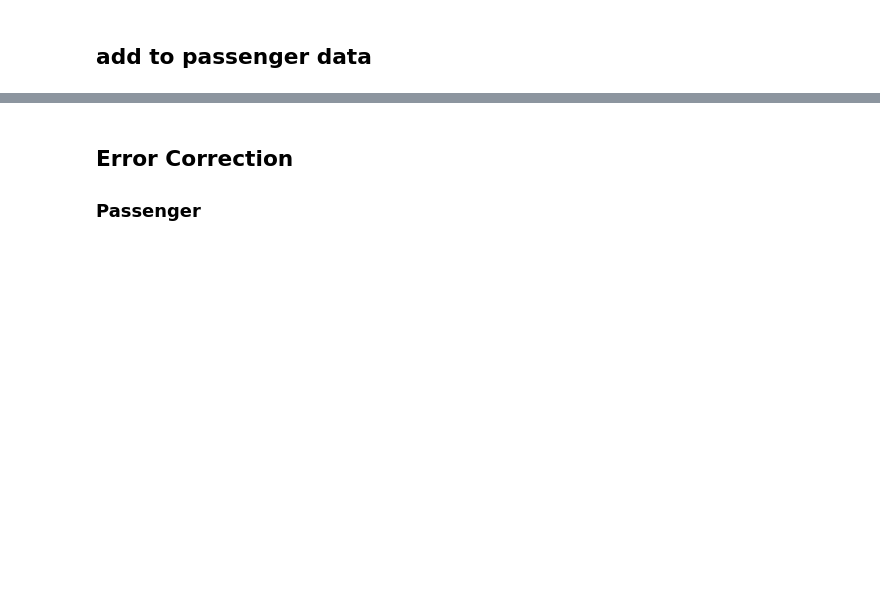
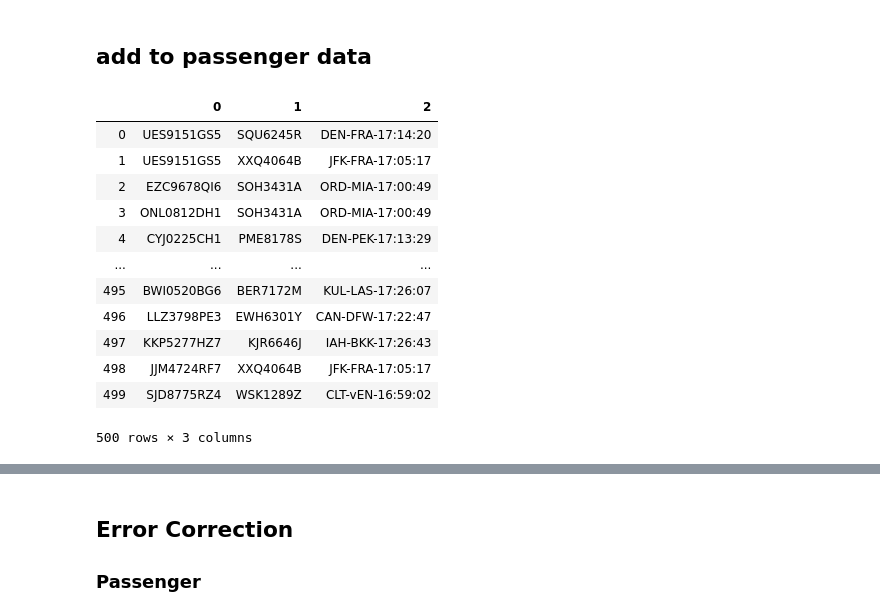
Before and after one commit to bloomfield-analysis/jk800839, a Jupyter notebook: CSMCC16 Flight Assignment JK800839.ipynb, the cells around one changed output, grey strips where cells are left out. Saved outputs shown, nothing was run; the diff lists cells and outputs as text; code cells hidden in the pictures; blank space fills up the shorter version.

```diff
--- a/CSMCC16 Flight Assignment JK800839.ipynb
+++ b/CSMCC16 Flight Assignment JK800839.ipynb
@@ -201 +217,11 @@ flight_only_data = flight_only_data.merge(pass_per_flight, how='inner', on=['Fli
+# %%
+# Remove duplicate routes with lowest number of passenger ids
+flights_merge=flights_merge.sort_values(by=['Route','Passenger_id']
+                             , ascending=[True,False]
+                             , na_position='first')
+flights_merge=flights_merge[flights_merge['Route'].duplicated()== False]
+# remove column of counts
+flights_merge=flights_merge.drop(labels='Passenger_id', axis=1)
+# flights_merge = flights_merge[flights_merge.columns[:-1]]
+flights_merge
 # %%
@@ -220,4 +235,41 @@ len(flight_only_deduped)
 # %%
 #Select data required
 pass_data_slim = pass_data[['Passenger_id','Flight_id','Route']]
-flight_id_route = flight_only_deduped[['Route','Flight_id']]
+flight_id_route = flights_merge[['Flight_id','Route']]
+# %%
+# flights_merge =
+results = []
+for ind in pass_data_slim['Flight_id'].index:
+    #if the flight id is correct...
+    if (pass_data['Flight_id'][ind] in flight_id_route['Flight_id'].to_list()) == True:
+        # take the data from passenger data
+        results.append([pass_data_slim['Passenger_id'][ind]
+                        ,pass_data_slim['Flight_id'][ind]
+                        ,pass_data_slim['Route'][ind]])
+    #if the flight id is not correct...
+    else:
+        true_route = (pass_data['Route'][ind])
+        #  look up the route in the correct table
+        row = flight_id_route[flight_id_route['Route'] == true_route].index[0]
+        # give me the passenger id, the route id and the correct flight id
+        results.append([pass_data_slim['Passenger_id'][ind]
+                        , flight_id_route['Flight_id'][row]
+                        , flight_id_route['Route'][row]])
+results= pd.DataFrame(results)
+# %%
+results
+# flights_merge
+# %% [output]
+|  | 0 | 1 | 2 |
+| 0 | UES9151GS5 | SQU6245R | DEN-FRA-17:14:20 |
+| 1 | UES9151GS5 | XXQ4064B | JFK-FRA-17:05:17 |
+| 2 | EZC9678QI6 | SOH3431A | ORD-MIA-17:00:49 |
+| 3 | ONL0812DH1 | SOH3431A | ORD-MIA-17:00:49 |
+| 4 | CYJ0225CH1 | PME8178S | DEN-PEK-17:13:29 |
+| ... | ... | ... | ... |
+| 495 | BWI0520BG6 | BER7172M | KUL-LAS-17:26:07 |
+| 496 | LLZ3798PE3 | EWH6301Y | CAN-DFW-17:22:47 |
+| 497 | KKP5277HZ7 | KJR6646J | IAH-BKK-17:26:43 |
+| 498 | JJM4724RF7 | XXQ4064B | JFK-FRA-17:05:17 |
+| 499 | SJD8775RZ4 | WSK1289Z | CLT-vEN-16:59:02 |
+500 rows × 3 columns
```
Also changed, not shown: parts of 16 cells of this notebook.
